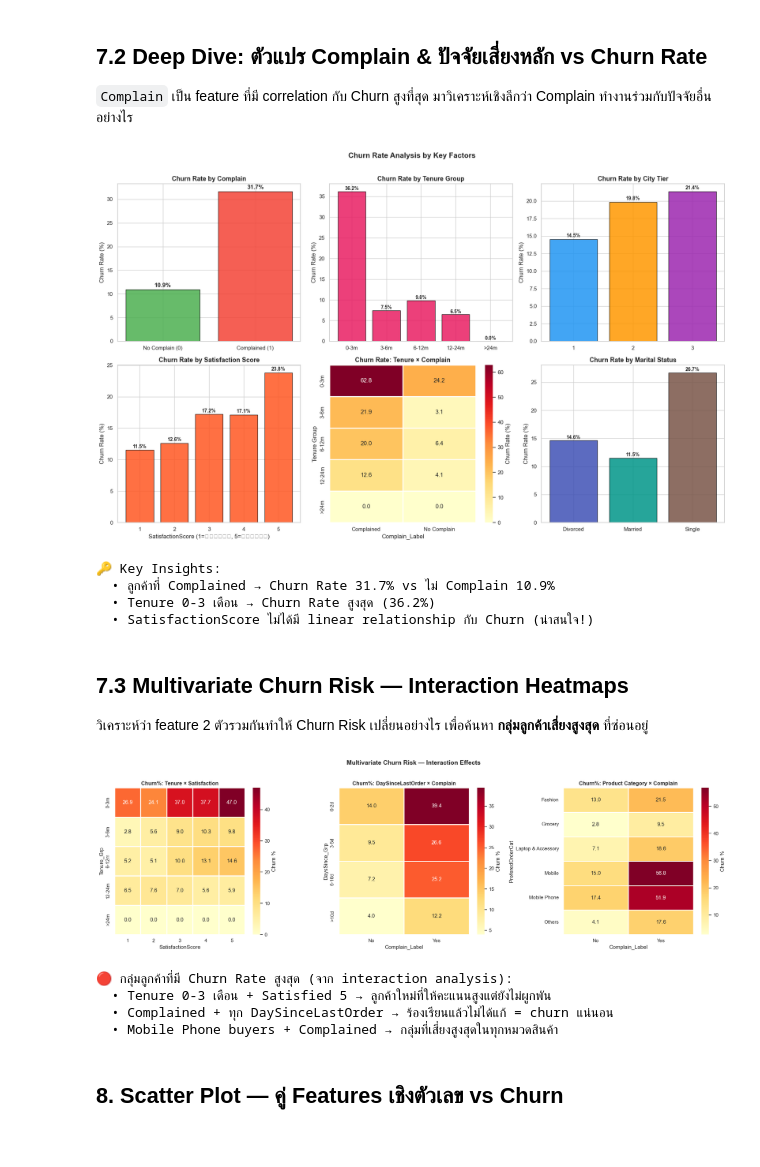
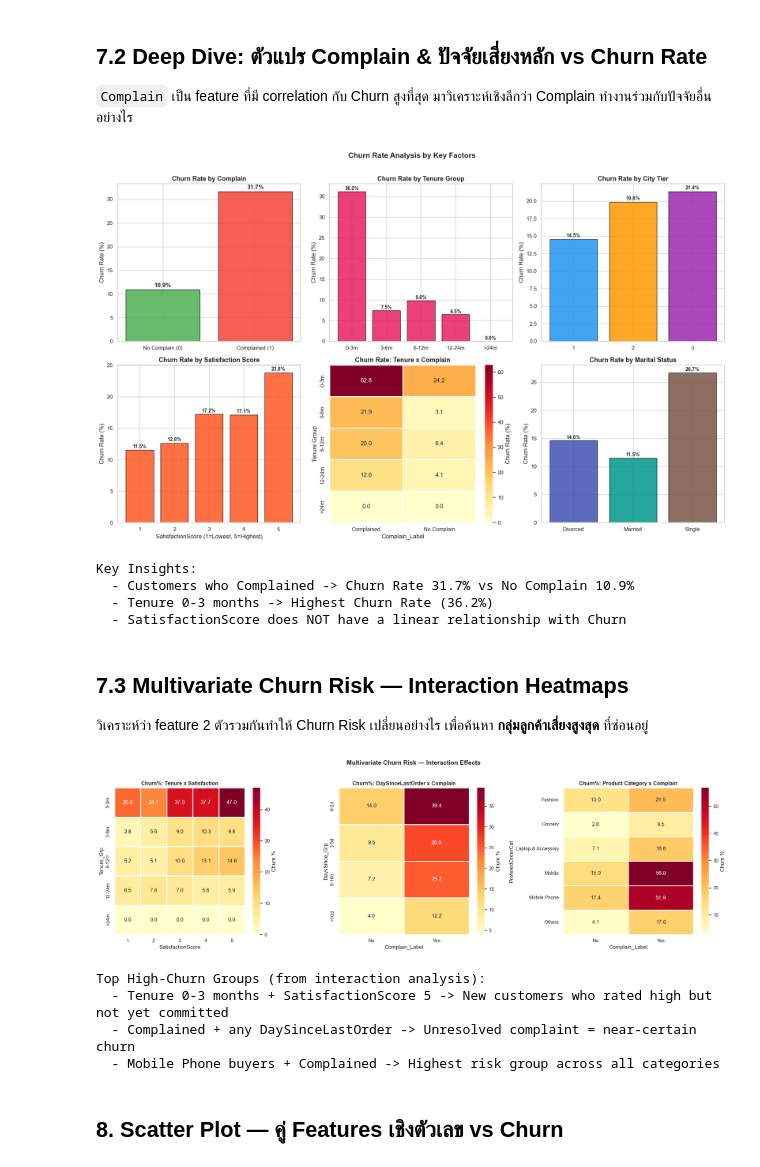
Before and after one commit to sairung77/ML-Assignment, a Jupyter notebook: 1_eda_churn.ipynb, the cells around one changed output. Drawn from its saved outputs; the diff is of its cells as text; code cells hidden in the pictures.

```diff
--- a/1_eda_churn.ipynb
+++ b/1_eda_churn.ipynb
@@ -502,7 +502,7 @@ print(f'📌 Significant categorical features ({len(sig_cat)}): {", ".join(sig_c
 fig, axes = plt.subplots(2, 3, figsize=(18, 11))
 
 # 1) Complain vs Churn Rate
-complain_churn = df_clean.groupby('Complain')['Churn'].mean() * 100
+complain_churn = df_clean.groupby('Complain', observed=True)['Churn'].mean() * 100
 bars = axes[0,0].bar(['No Complain (0)','Complained (1)'], complain_churn.values,
                       color=['#4CAF50','#F44336'], edgecolor='black', alpha=0.85)
 for bar in bars:
@@ -514,7 +514,7 @@ axes[0,0].set_ylabel('Churn Rate (%)')
 # 2) Churn Rate by Tenure Group
 df_clean['Tenure_Grp'] = pd.cut(df_clean['Tenure'], bins=[0,3,6,12,24,100],
                                   labels=['0-3m','3-6m','6-12m','12-24m','>24m'])
-tenure_churn = df_clean.groupby('Tenure_Grp')['Churn'].mean() * 100
+tenure_churn = df_clean.groupby('Tenure_Grp', observed=True)['Churn'].mean() * 100
 bars = axes[0,1].bar(tenure_churn.index, tenure_churn.values,
                       color='#E91E63', edgecolor='black', alpha=0.85)
 for bar in bars:
@@ -524,7 +524,7 @@ axes[0,1].set_title('Churn Rate by Tenure Group', fontsize=13, fontweight='bold'
 axes[0,1].set_ylabel('Churn Rate (%)')
 
 # 3) Churn Rate by CityTier
-city_churn = df_clean.groupby('CityTier')['Churn'].mean() * 100
+city_churn = df_clean.groupby('CityTier', observed=True)['Churn'].mean() * 100
 bars = axes[0,2].bar(city_churn.index.astype(str), city_churn.values,
                       color=['#2196F3','#FF9800','#9C27B0'], edgecolor='black', alpha=0.85)
 for bar in bars:
@@ -534,57 +534,57 @@ axes[0,2].set_title('Churn Rate by City Tier', fontsize=13, fontweight='bold')
 axes[0,2].set_ylabel('Churn Rate (%)')
 
 # 4) Churn Rate by SatisfactionScore
-sat_churn = df_clean.groupby('SatisfactionScore')['Churn'].mean() * 100
+sat_churn = df_clean.groupby('SatisfactionScore', observed=True)['Churn'].mean() * 100
 bars = axes[1,0].bar(sat_churn.index.astype(str), sat_churn.values,
                       color='#FF5722', edgecolor='black', alpha=0.85)
 for bar in bars:
     axes[1,0].text(bar.get_x()+bar.get_width()/2, bar.get_height()+0.3,
                    f'{bar.get_height():.1f}%', ha='center', fontsize=10, fontweight='bold')
 axes[1,0].set_title('Churn Rate by Satisfaction Score', fontsize=13, fontweight='bold')
 axes[1,0].set_ylabel('Churn Rate (%)')
-axes[1,0].set_xlabel('SatisfactionScore (1=ต่ำสุด, 5=สูงสุด)')
+axes[1,0].set_xlabel('SatisfactionScore (1=Lowest, 5=Highest)')
 
-# 5) Complain × Tenure: Churn Rate heatmap
+# 5) Complain x Tenure: Churn Rate heatmap
 df_clean['Complain_Label'] = df_clean['Complain'].map({0:'No Complain',1:'Complained'})
-pivot = df_clean.groupby(['Tenure_Grp','Complain_Label'])['Churn'].mean().unstack() * 100
+pivot = df_clean.groupby(['Tenure_Grp','Complain_Label'], observed=True)['Churn'].mean().unstack() * 100
 sns.heatmap(pivot, annot=True, fmt='.1f', cmap='YlOrRd', ax=axes[1,1],
             cbar_kws={'label':'Churn Rate (%)'}, linewidths=1, linecolor='white')
-axes[1,1].set_title('Churn Rate: Tenure × Complain', fontsize=13, fontweight='bold')
+axes[1,1].set_title('Churn Rate: Tenure x Complain', fontsize=13, fontweight='bold')
 axes[1,1].set_ylabel('Tenure Group')
 
 # 6) Churn Rate by MaritalStatus
-marital_churn = df_clean.groupby('MaritalStatus')['Churn'].mean() * 100
+marital_churn = df_clean.groupby('MaritalStatus', observed=True)['Churn'].mean() * 100
 bars = axes[1,2].bar(marital_churn.index, marital_churn.values,
                       color=['#3F51B5','#009688','#795548'], edgecolor='black', alpha=0.85)
 for bar in bars:
     axes[1,2].text(bar.get_x()+bar.get_width()/2, bar.get_height()+0.3,
                    f'{bar.get_height():.1f}%', ha='center', fontsize=10, fontweight='bold')
 axes[1,2].set_title('Churn Rate by Marital Status', fontsize=13, fontweight='bold')
 axes[1,2].set_ylabel('Churn Rate (%)')
 
 plt.suptitle('Churn Rate Analysis by Key Factors', fontsize=15, fontweight='bold', y=1.01)
 plt.tight_layout()
 plt.show()
 
 # Clean up temp columns
 df_clean.drop(columns=['Tenure_Grp','Complain_Label'], inplace=True, errors='ignore')
 
-print('🔑 Key Insights:')
-print(f'  • ลูกค้าที่ Complained → Churn Rate {complain_churn[1]:.1f}% vs ไม่ Complain {complain_churn[0]:.1f}%')
-print(f'  • Tenure 0-3 เดือน → Churn Rate สูงสุด ({tenure_churn.iloc[0]:.1f}%)')
-print(f'  • SatisfactionScore ไม่ได้มี linear relationship กับ Churn (น่าสนใจ!)')
+print('Key Insights:')
+print(f'  - Customers who Complained -> Churn Rate {complain_churn[1]:.1f}% vs No Complain {complain_churn[0]:.1f}%')
+print(f'  - Tenure 0-3 months -> Highest Churn Rate ({tenure_churn.iloc[0]:.1f}%)')
+print(f'  - SatisfactionScore does NOT have a linear relationship with Churn')
 # %% [output]
-[figure, old version]
+[figure, new version]
-🔑 Key Insights:
-  • ลูกค้าที่ Complained → Churn Rate 31.7% vs ไม่ Complain 10.9%
-  • Tenure 0-3 เดือน → Churn Rate สูงสุด (36.2%)
-  • SatisfactionScore ไม่ได้มี linear relationship กับ Churn (น่าสนใจ!)
+Key Insights:
+  - Customers who Complained -> Churn Rate 31.7% vs No Complain 10.9%
+  - Tenure 0-3 months -> Highest Churn Rate (36.2%)
+  - SatisfactionScore does NOT have a linear relationship with Churn
 # %% [markdown]
 ## 7.3 Multivariate Churn Risk — Interaction Heatmaps
 
 วิเคราะห์ว่า feature 2 ตัวรวมกันทำให้ Churn Risk เปลี่ยนอย่างไร เพื่อค้นหา **กลุ่มลูกค้าเสี่ยงสูงสุด** ที่ซ่อนอยู่
 # %%
-# สร้าง bins สำหรับ continuous features
+# Create bins for continuous features
 df_temp = df_clean.copy()
 df_temp['Tenure_Grp']    = pd.cut(df_temp['Tenure'], bins=[0,3,6,12,24,100],
                                    labels=['0-3m','3-6m','6-12m','12-24m','>24m'])
@@ -595,24 +595,24 @@ df_temp['DaysSince_Grp'] = pd.cut(df_temp['DaySinceLastOrder'], bins=[0,2,5,10,5
 
 fig, axes = plt.subplots(1, 3, figsize=(20, 6))
 
-# 1) Tenure × SatisfactionScore → Churn Rate
-piv1 = df_temp.groupby(['Tenure_Grp','SatisfactionScore'])['Churn'].mean().unstack() * 100
+# 1) Tenure x SatisfactionScore -> Churn Rate
+piv1 = df_temp.groupby(['Tenure_Grp','SatisfactionScore'], observed=True)['Churn'].mean().unstack() * 100
 sns.heatmap(piv1, annot=True, fmt='.1f', cmap='YlOrRd', ax=axes[0],
             linewidths=1, linecolor='white', cbar_kws={'label':'Churn %'})
-axes[0].set_title('Churn%: Tenure × Satisfaction', fontsize=12, fontweight='bold')
+axes[0].set_title('Churn%: Tenure x Satisfaction', fontsize=12, fontweight='bold')
 
-# 2) DaySinceLastOrder × Complain → Churn Rate
+# 2) DaySinceLastOrder x Complain -> Churn Rate
 df_temp['Complain_Label'] = df_temp['Complain'].map({0:'No',1:'Yes'})
-piv2 = df_temp.groupby(['DaysSince_Grp','Complain_Label'])['Churn'].mean().unstack() * 100
+piv2 = df_temp.groupby(['DaysSince_Grp','Complain_Label'], observed=True)['Churn'].mean().unstack() * 100
 sns.heatmap(piv2, annot=True, fmt='.1f', cmap='YlOrRd', ax=axes[1],
             linewidths=1, linecolor='white', cbar_kws={'label':'Churn %'})
-axes[1].set_title('Churn%: DaySinceLastOrder × Complain', fontsize=12, fontweight='bold')
+axes[1].set_title('Churn%: DaySinceLastOrder x Complain', fontsize=12, fontweight='bold')
 
-# 3) PreferedOrderCat × Complain → Churn Rate
-piv3 = df_temp.groupby(['PreferedOrderCat','Complain_Label'])['Churn'].mean().unstack() * 100
+# 3) PreferedOrderCat x Complain -> Churn Rate
+piv3 = df_temp.groupby(['PreferedOrderCat','Complain_Label'], observed=True)['Churn'].mean().unstack() * 100
 sns.heatmap(piv3, annot=True, fmt='.1f', cmap='YlOrRd', ax=axes[2],
             linewidths=1, linecolor='white', cbar_kws={'label':'Churn %'})
-axes[2].set_title('Churn%: Product Category × Complain', fontsize=12, fontweight='bold')
+axes[2].set_title('Churn%: Product Category x Complain', fontsize=12, fontweight='bold')
 
 plt.suptitle('Multivariate Churn Risk — Interaction Effects',
              fontsize=14, fontweight='bold', y=1.02)
@@ -620,18 +620,18 @@ plt.tight_layout()
 plt.show()
 
 # Identify highest churn groups
-print('🔴 กลุ่มลูกค้าที่มี Churn Rate สูงสุด (จาก interaction analysis):')
-print(f'  • Tenure 0-3 เดือน + Satisfied 5 → ลูกค้าใหม่ที่ให้คะแนนสูงแต่ยังไม่ผูกพัน')
-print(f'  • Complained + ทุก DaySinceLastOrder → ร้องเรียนแล้วไม่ได้แก้ = churn แน่นอน')
-print(f'  • Mobile Phone buyers + Complained → กลุ่มที่เสี่ยงสูงสุดในทุกหมวดสินค้า')
+print('Top High-Churn Groups (from interaction analysis):')
+print('  - Tenure 0-3 months + SatisfactionScore 5 -> New customers who rated high but not yet committed')
+print('  - Complained + any DaySinceLastOrder -> Unresolved complaint = near-certain churn')
+print('  - Mobile Phone buyers + Complained -> Highest risk group across all categories')
 
 del df_temp
 # %% [output]
 [figure]
-🔴 กลุ่มลูกค้าที่มี Churn Rate สูงสุด (จาก interaction analysis):
-  • Tenure 0-3 เดือน + Satisfied 5 → ลูกค้าใหม่ที่ให้คะแนนสูงแต่ยังไม่ผูกพัน
-  • Complained + ทุก DaySinceLastOrder → ร้องเรียนแล้วไม่ได้แก้ = churn แน่นอน
-  • Mobile Phone buyers + Complained → กลุ่มที่เสี่ยงสูงสุดในทุกหมวดสินค้า
+Top High-Churn Groups (from interaction analysis):
+  - Tenure 0-3 months + SatisfactionScore 5 -> New customers who rated high but not yet committed
+  - Complained + any DaySinceLastOrder -> Unresolved complaint = near-certain churn
+  - Mobile Phone buyers + Complained -> Highest risk group across all categories
 # %% [markdown]
 ## 8. Scatter Plot — คู่ Features เชิงตัวเลข vs Churn
 # %%
```
Also changed, not shown: 1 other file.
